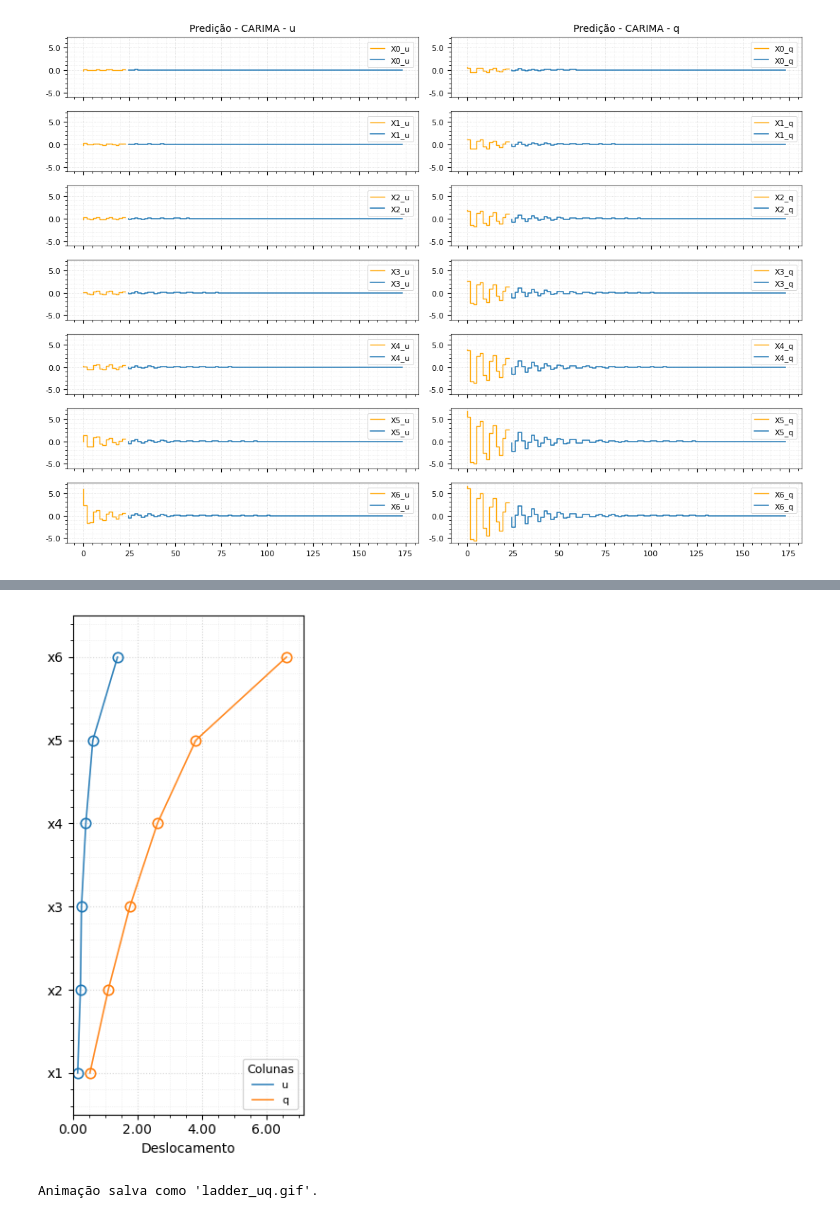
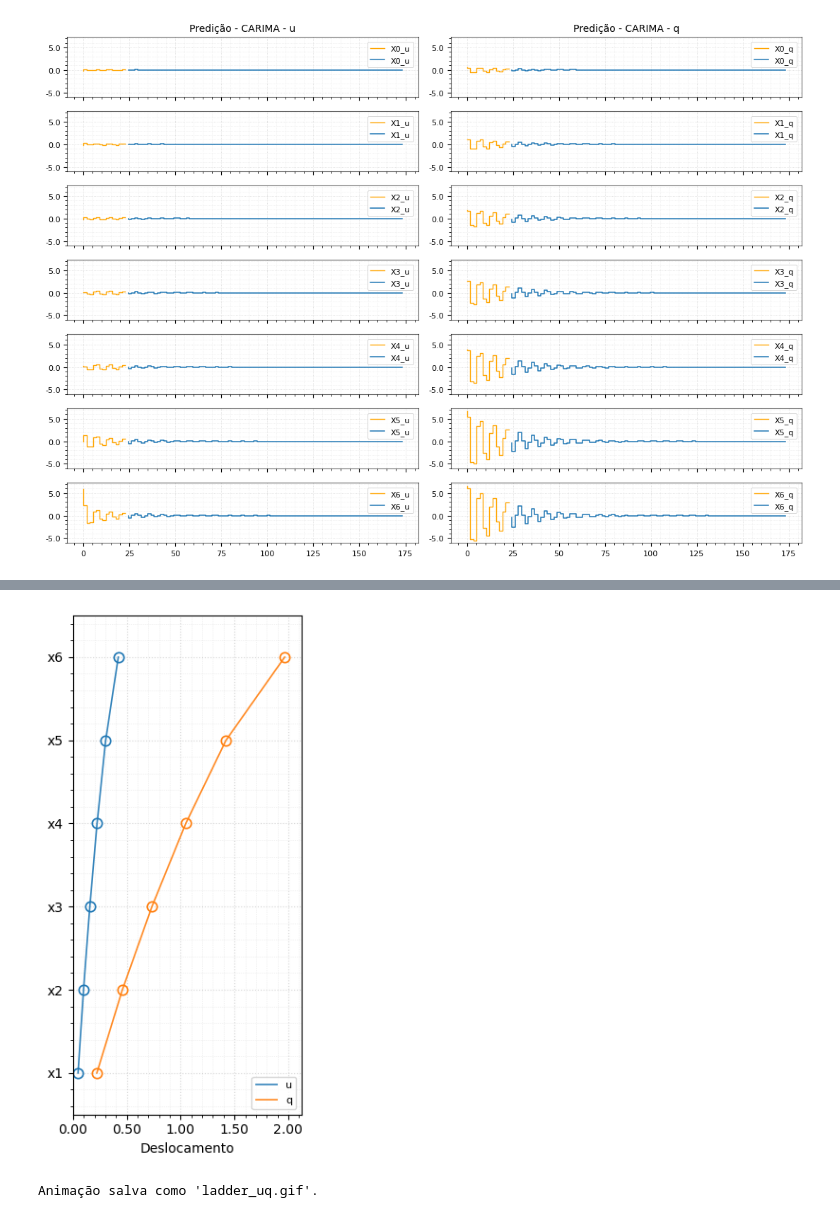
Before and after one commit to AlisonTristao/renovaveis, a Jupyter notebook: model.ipynb, the cells around one changed output, grey strips where cells are left out. Drawn from its saved outputs; the diff is of its cells as text; code cells hidden in the pictures.

```diff
--- a/model.ipynb
+++ b/model.ipynb
@@ -223,7 +223,7 @@ def plot_ladder_uq(time, y_matriz, col_name=("u","q"), x_label="Deslocamento"):
         Xpad = 1.08 * (Xmax if Xmax > 0 else 1.0)
         ax.set_xlim(0, Xpad)
 
-        ax.legend(handles=handles, loc='lower right', title="Colunas")
+        ax.legend(handles=handles, loc='lower right')
 
     plt.tight_layout()
     plt.show()
@@ -625,7 +621,7 @@ plt.show()
 # %%
-plot_ladder_uq(time, y_matriz_out[:-1])
+plot_ladder_uq(time, y_pred[:-1])
 # %% [output]
-[figure, old version]
+[figure, new version]
 # %%
 plot_ladder_uq_gif(time, y_matriz_out[:-1])
 # %% [output]
```
Also changed, not shown: parts of 4 cells of this notebook, 2 other files.
